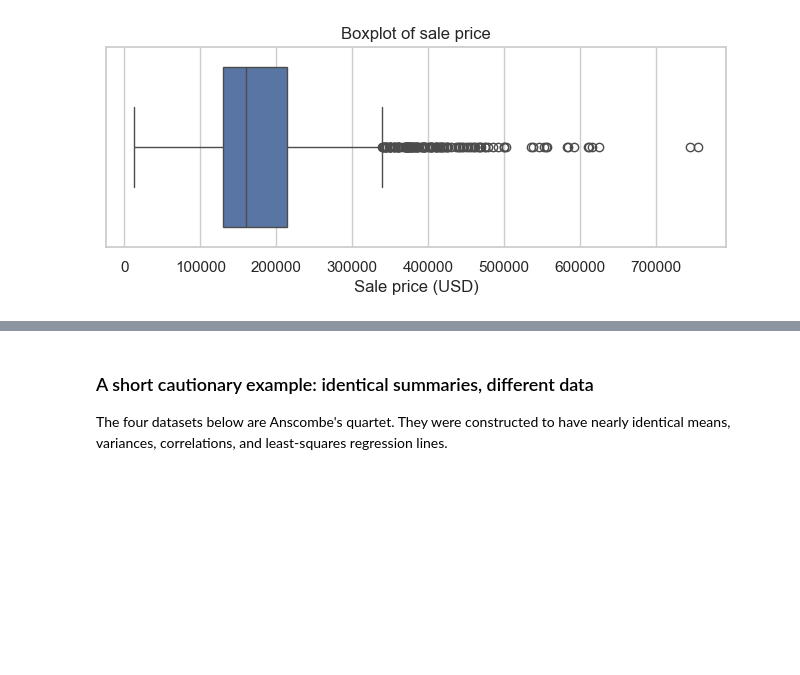
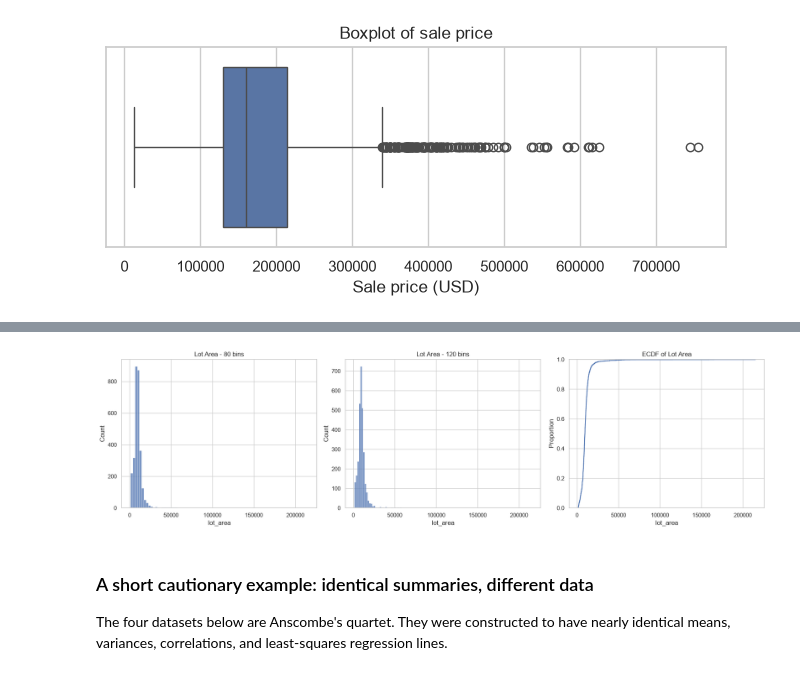
Before and after one commit to MendSe/Advanced-Statistics, a Jupyter notebook: Ex0/advs-hw0 (EDA).ipynb, the cells around one changed output, grey strips where cells are left out. Cells and saved outputs as stored; diff of their text form; code cells hidden in the pictures; blank space fills up the shorter version.

```diff
--- a/Ex0/advs-hw0 (EDA).ipynb
+++ b/Ex0/advs-hw0 (EDA).ipynb
@@ -324,3 +378,22 @@ plt.show()
+# %%
+fig, axes = plt.subplots(1, 3, figsize=(18, 5))
+
+# Histogram with 20 bins
+sns.histplot(data=dataset, x='lot_area', bins=80, ax=axes[0])
+axes[0].set_title("Lot Area - 80 bins")
+
+# Histogram with 50 bins
+sns.histplot(data=dataset, x='lot_area', bins=120, ax=axes[1])
+axes[1].set_title("Lot Area - 120 bins")
+
+# ECDF
+sns.ecdfplot(data=dataset, x='lot_area', ax=axes[2])
+axes[2].set_title("ECDF of Lot Area")
+
+plt.tight_layout()
+plt.show()
+# %% [output]
+[figure, added]
 # %% [markdown]
 ### A short cautionary example: identical summaries, different data
 
```
Also changed, not shown: parts of 25 cells of this notebook, 4 other files.
